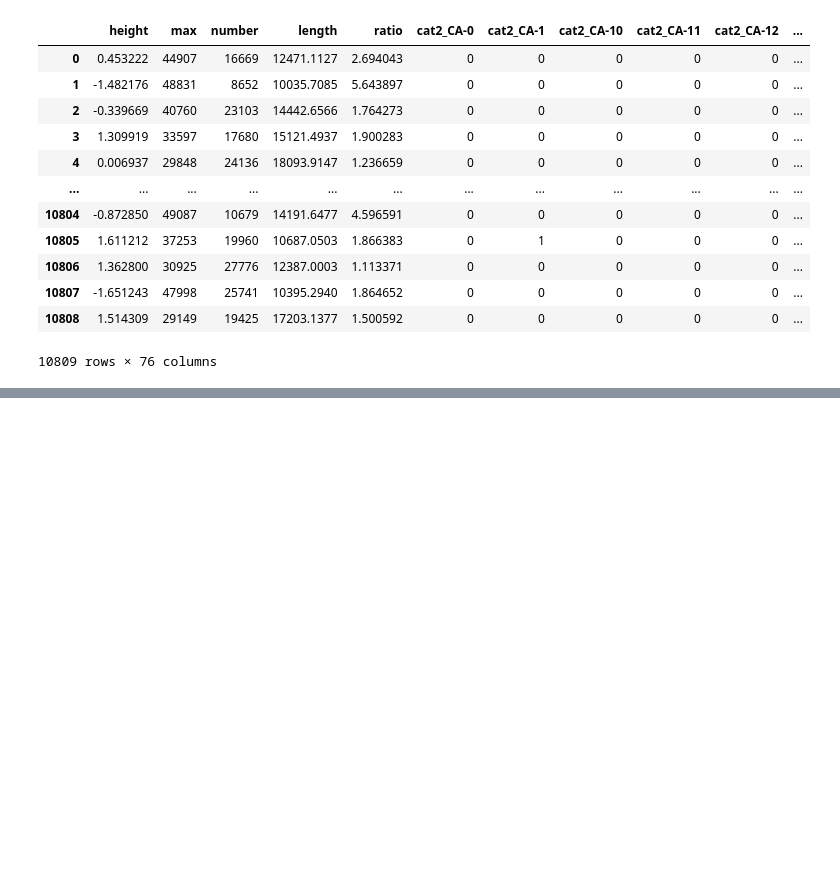
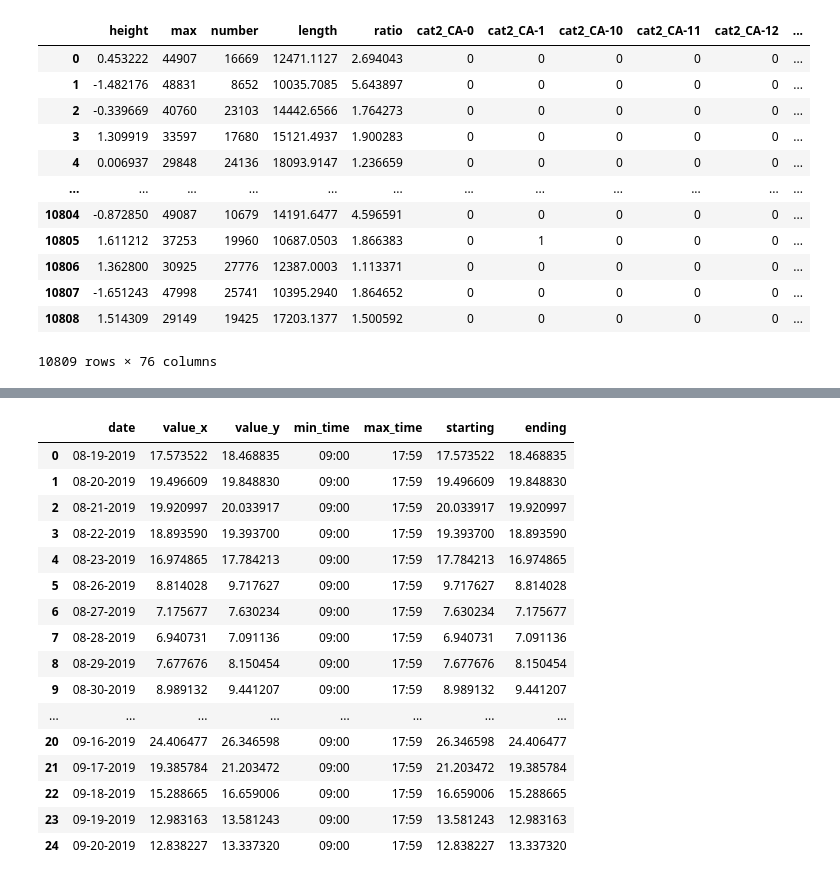
Before and after one commit to abhishek-shrm/learn_jh, a Jupyter notebook: learn_jh.ipynb, the cells around one changed output, grey strips where cells are left out. Drawn from its saved outputs; the diff is of its cells as text; code cells hidden in the pictures; blank space fills up the shorter version.

```diff
--- a/learn_jh.ipynb
+++ b/learn_jh.ipynb
@@ -321,0 +335,5 @@ df3
+# %%
+#splitting time column
+df['date']=df['time'].str.split(' ').apply(lambda x: x[0])
+df['time']=df['time'].str.split(' ').apply(lambda x: x[1])
+df
@@ -321,0 +361,4 @@ df3
+# %%
+#finding max and min of each date
+df2=pd.merge(df[['date','value']].groupby(by='date').min(),df[['date','value']].groupby(by='date').max(),on='date')
+df2
@@ -321,0 +384,4 @@ df3
+# %%
+df2['min_time']=df.groupby(by='date')['time'].min()
+df2['max_time']=df.groupby(by='date')['time'].max()
+df2
@@ -321,0 +407,3 @@ df3
+# %%
+df2.reset_index(inplace=True)
+df2
@@ -321,0 +428,22 @@ df3
+# %%
+df2['starting']=pd.merge(df2[['date','min_time']],df[['value','time','date']],right_on=['time','date'],left_on=['min_time','date'])['value']
+df2['ending']=pd.merge(df2[['date','max_time']],df[['value','time','date']],right_on=['time','date'],left_on=['max_time','date'])['value']
+df2
+# %% [output]
+|  | date | value_x | value_y | min_time | max_time | starting | ending |
+| 0 | 08-19-2019 | 17.573522 | 18.468835 | 09:00 | 17:59 | 17.573522 | 18.468835 |
+| 1 | 08-20-2019 | 19.496609 | 19.848830 | 09:00 | 17:59 | 19.496609 | 19.848830 |
+| 2 | 08-21-2019 | 19.920997 | 20.033917 | 09:00 | 17:59 | 20.033917 | 19.920997 |
+| 3 | 08-22-2019 | 18.893590 | 19.393700 | 09:00 | 17:59 | 19.393700 | 18.893590 |
+| 4 | 08-23-2019 | 16.974865 | 17.784213 | 09:00 | 17:59 | 17.784213 | 16.974865 |
+| 5 | 08-26-2019 | 8.814028 | 9.717627 | 09:00 | 17:59 | 9.717627 | 8.814028 |
+| 6 | 08-27-2019 | 7.175677 | 7.630234 | 09:00 | 17:59 | 7.630234 | 7.175677 |
+| 7 | 08-28-2019 | 6.940731 | 7.091136 | 09:00 | 17:59 | 6.940731 | 7.091136 |
+| 8 | 08-29-2019 | 7.677676 | 8.150454 | 09:00 | 17:59 | 7.677676 | 8.150454 |
+| 9 | 08-30-2019 | 8.989132 | 9.441207 | 09:00 | 17:59 | 8.989132 | 9.441207 |
+| ... | ... | ... | ... | ... | ... | ... | ... |
+| 20 | 09-16-2019 | 24.406477 | 26.346598 | 09:00 | 17:59 | 26.346598 | 24.406477 |
+| 21 | 09-17-2019 | 19.385784 | 21.203472 | 09:00 | 17:59 | 21.203472 | 19.385784 |
+| 22 | 09-18-2019 | 15.288665 | 16.659006 | 09:00 | 17:59 | 16.659006 | 15.288665 |
+| 23 | 09-19-2019 | 12.983163 | 13.581243 | 09:00 | 17:59 | 13.581243 | 12.983163 |
+| 24 | 09-20-2019 | 12.838227 | 13.337320 | 09:00 | 17:59 | 12.838227 | 13.337320 |
```
Also changed, not shown: parts of 12 cells of this notebook.
